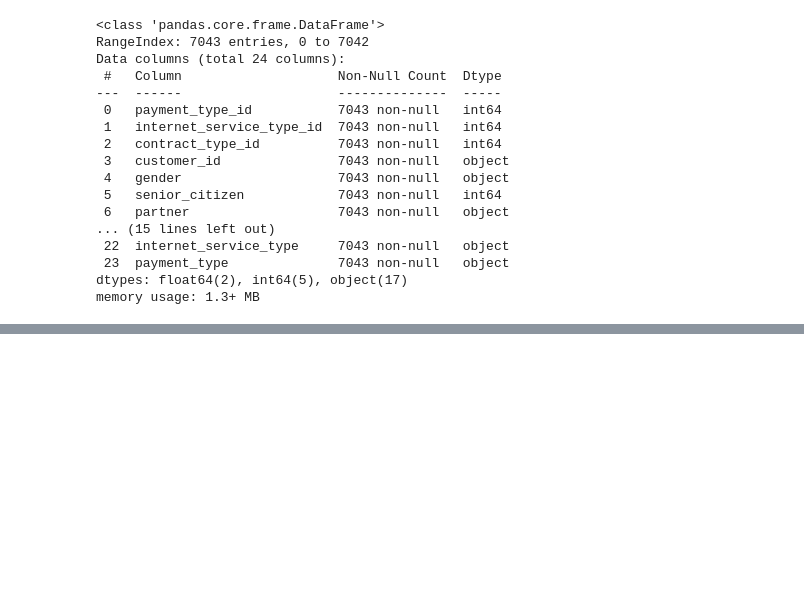
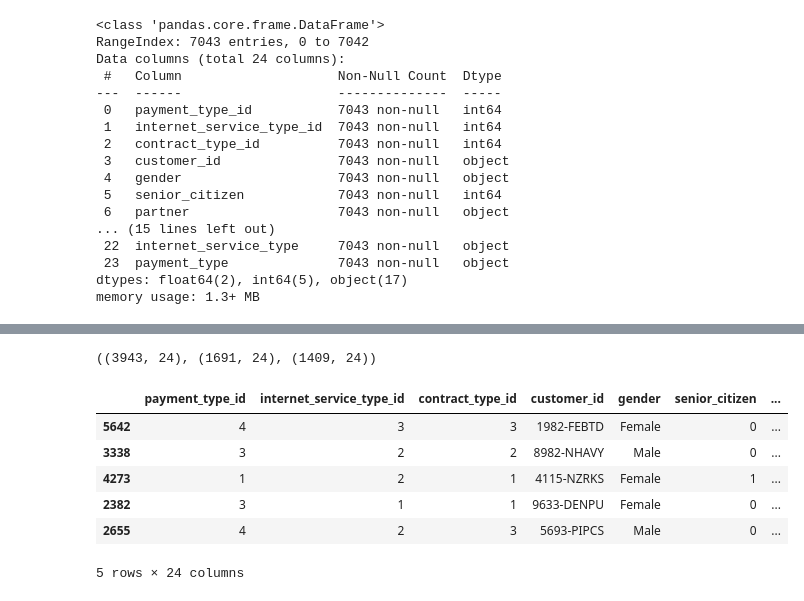
Before and after one commit to ForrestMccrosky/Classification_Project, a Jupyter notebook: classification_project_rough.ipynb, the cells around one changed output, grey strips where cells are left out. Cells and saved outputs as stored; diff of their text form; code cells hidden in the pictures; blank space fills up the shorter version.

```diff
--- a/classification_project_rough.ipynb
+++ b/classification_project_rough.ipynb
@@ -180,0 +199,16 @@ graph_distributions(telco_df)
+# %%
+train, validate, test = split_data(telco_df) ##using function from prepare to split data
+# %%
+train.shape, validate.shape, test.shape ##making sure shape is consistent with the normal
+# %% [output]
+((3943, 24), (1691, 24), (1409, 24))
+# %%
+train.head() ##showing train df
+# %% [output]
+|  | payment_type_id | internet_service_type_id | contract_type_id | customer_id | gender | senior_citizen | ... |
+| 5642 | 4 | 3 | 3 | 1982-FEBTD | Female | 0 | ... |
+| 3338 | 3 | 2 | 2 | 8982-NHAVY | Male | 0 | ... |
+| 4273 | 1 | 2 | 1 | 4115-NZRKS | Female | 1 | ... |
+| 2382 | 3 | 1 | 1 | 9633-DENPU | Female | 0 | ... |
+| 2655 | 4 | 2 | 3 | 5693-PIPCS | Male | 0 | ... |
+5 rows × 24 columns
```
Also changed, not shown: parts of 15 cells of this notebook, 2 other files.
